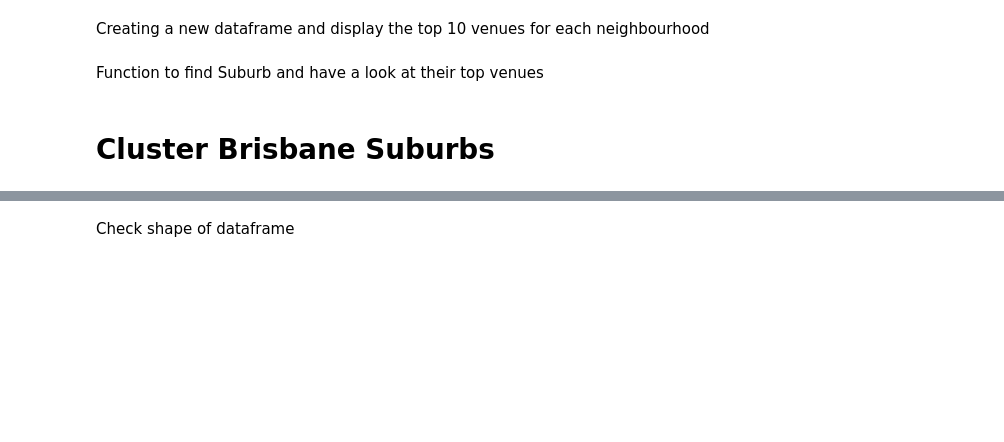
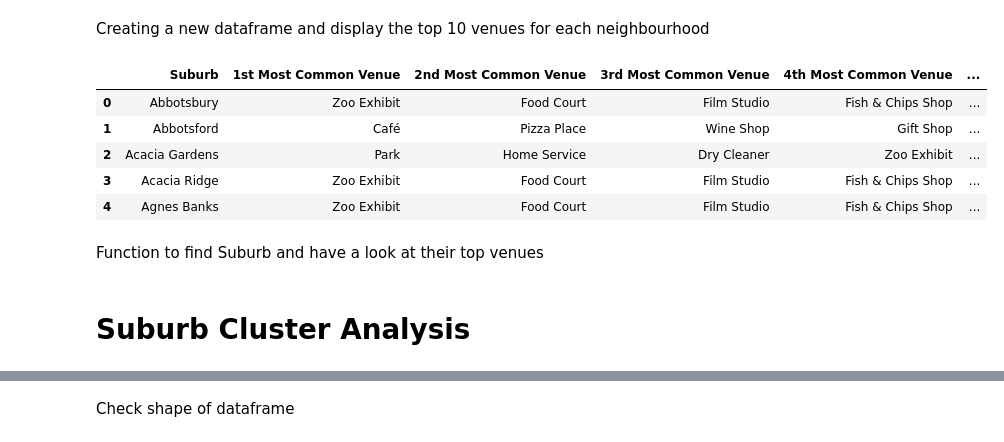
Before and after one commit to jasontran600/IBM_data_science_captstone_project, a Jupyter notebook: Melbourne_Sydney_Tasmania_migration_project/data_scraping_suburbs.ipynb, the cells around one changed output, grey strips where cells are left out. Cells and saved outputs as stored; diff of their text form; code cells hidden in the pictures; blank space fills up the shorter version.

```diff
--- a/Melbourne_Sydney_Tasmania_migration_project/data_scraping_suburbs.ipynb
+++ b/Melbourne_Sydney_Tasmania_migration_project/data_scraping_suburbs.ipynb
@@ -914,5 +918,3 @@ See the caveats in the documentation: http://pandas.pydata.org/pandas-docs/stabl
-# %%
-missing_data = missing_data[~missing_data['Suburb'].isin(['Swanbank'])]
 # %% [markdown]
 # Calculating missing population densities
 # %%
@@ -921,5 +929,7 @@ missing_data['density'] = round(missing_data['Population'] / missing_data['area'
 # Combine full dataframe with missing dataframe
 # %%
 brisbane_suburbs = pd.concat([full_data, missing_data], ignore_index=True)
+# %%
+brisbane_suburbs['State'] = 'Queensland'
 # %%
 brisbane_suburbs.to_csv('brisbane_suburbs.csv')
@@ -1168,24 +1244,31 @@ Creating a new dataframe and display the top 10 venues for each neighbourhood
 # %%
 num_top_venues = 10
 
 indicators = ['st', 'nd', 'rd']
 
 # create columns according to number of top venues
 columns = ['Suburb']
-for ind in np.arange(num_top_venues):
+for index in np.arange(num_top_venues):
     try:
-        columns.append('{}{} Most Common Venue'.format(ind+1, indicators[ind]))
+        columns.append('{}{} Most Common Venue'.format(index+1, indicators[index]))
     except:
-        columns.append('{}th Most Common Venue'.format(ind+1))
+        columns.append('{}th Most Common Venue'.format(index+1))
 
 # create a new dataframe
 top_venues_sorted = pd.DataFrame(columns=columns)
 top_venues_sorted['Suburb'] = top_venues_grouped['Suburb']
 
-for ind in np.arange(top_venues_grouped.shape[0]):
-    top_venues_sorted.iloc[ind, 1:] = return_most_common_venues(top_venues_grouped.iloc[ind, :], num_top_venues)
+for index in np.arange(top_venues_grouped.shape[0]):
+    top_venues_sorted.iloc[index, 1:] = return_most_common_venues(top_venues_grouped.iloc[index, :], num_top_venues)
 
 top_venues_sorted.head(5)
+# %% [output]
+|  | Suburb | 1st Most Common Venue | 2nd Most Common Venue | 3rd Most Common Venue | 4th Most Common Venue | ... |
+| 0 | Abbotsbury | Zoo Exhibit | Food Court | Film Studio | Fish & Chips Shop | ... |
+| 1 | Abbotsford | Café | Pizza Place | Wine Shop | Gift Shop | ... |
+| 2 | Acacia Gardens | Park | Home Service | Dry Cleaner | Zoo Exhibit | ... |
+| 3 | Acacia Ridge | Zoo Exhibit | Food Court | Film Studio | Fish & Chips Shop | ... |
+| 4 | Agnes Banks | Zoo Exhibit | Food Court | Film Studio | Fish & Chips Shop | ... |
 # %% [markdown]
 Function to find Suburb and have a look at their top venues
 # %%
@@ -1194,4 +1277,4 @@ def suburb_top_venues(venues_sorted, suburb_of_interset):
 
 suburb_top_venues(top_venues_sorted, 'Randwick')
 # %% [markdown]
-# Cluster Brisbane Suburbs
+# Suburb Cluster Analysis
```
Also changed, not shown: parts of 25 cells of this notebook.
